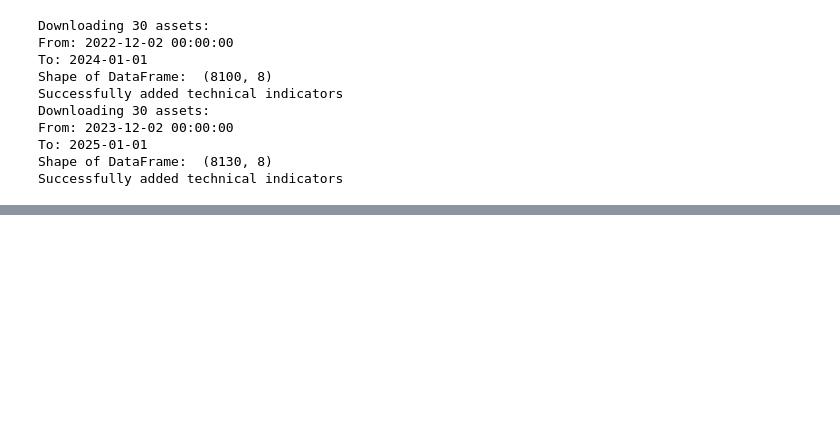
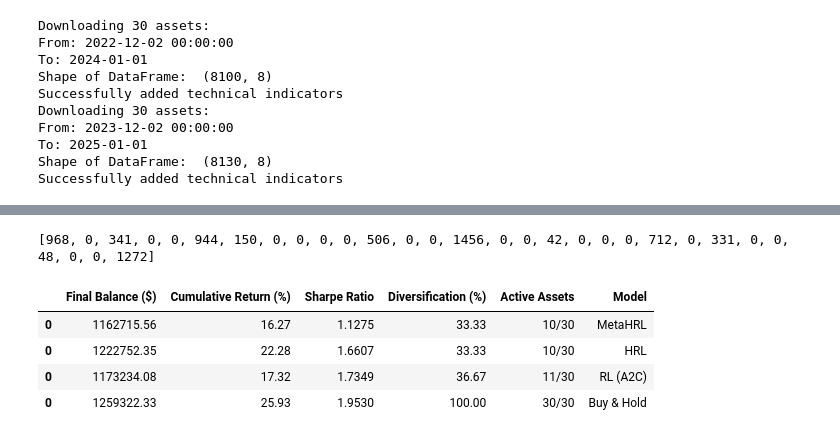
Before and after one commit to andoniiribarren/HRL_MAML_StockTrading, a Jupyter notebook: demo/eval.ipynb, the cells around one changed output, grey strips where cells are left out. Saved outputs shown, nothing was run; the diff lists cells and outputs as text; code cells hidden in the pictures; blank space fills up the shorter version.

```diff
--- a/demo/eval.ipynb
+++ b/demo/eval.ipynb
@@ -67,0 +68,29 @@ plot_portfolio_evolution(dfs_24, labels)
+# %%
+import yaml
+
+with open("results/positions.yml", "r", encoding="utf-8") as f:
+    positions = yaml.safe_load(f)
+
+print(positions["RL_baseline_23"])
+# %% [output]
+[968, 0, 341, 0, 0, 944, 150, 0, 0, 0, 0, 506, 0, 0, 1456, 0, 0, 42, 0, 0, 0, 712, 0, 331, 0, 0, 48, 0, 0, 1272]
+# %%
+# 2023 metrics
+
+df1 = calculate_portfolio_metrics(df_metaHRL_23, positions['meta_hrl_23'])
+
+df2 = calculate_portfolio_metrics(df_HRL_23, positions['meta_hrl_23'])
+df3 = calculate_portfolio_metrics(df_RLbase_23, positions['RL_baseline_23'])
+df4 = calculate_portfolio_metrics(df_buy_hold_23, positions["buy_hold"])
+
+df_final_23 = pd.concat([df1, df2, df3, df4])
+
+df_final_23["Model"] = ["MetaHRL", "HRL", "RL (A2C)", "Buy & Hold"]
+
+df_final_23
+# %% [output]
+|  | Final Balance ($) | Cumulative Return (%) | Sharpe Ratio | Diversification (%) | Active Assets | Model |
+| 0 | 1162715.56 | 16.27 | 1.1275 | 33.33 | 10/30 | MetaHRL |
+| 0 | 1222752.35 | 22.28 | 1.6607 | 33.33 | 10/30 | HRL |
+| 0 | 1173234.08 | 17.32 | 1.7349 | 36.67 | 11/30 | RL (A2C) |
+| 0 | 1259322.33 | 25.93 | 1.9530 | 100.00 | 30/30 | Buy & Hold |
```
Also changed, not shown: parts of 4 cells of this notebook, 12 other files.
